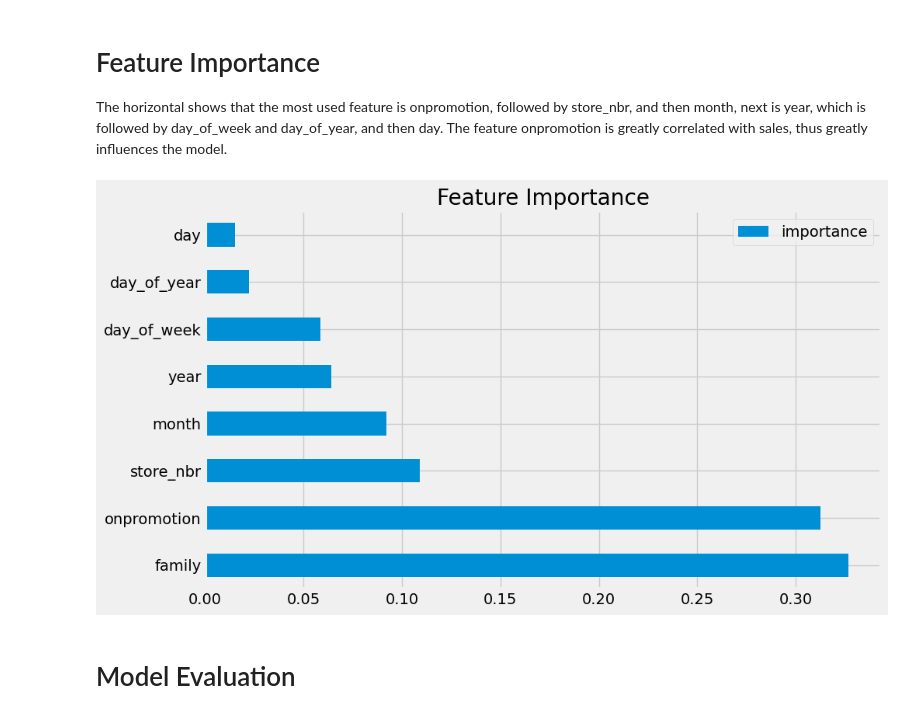
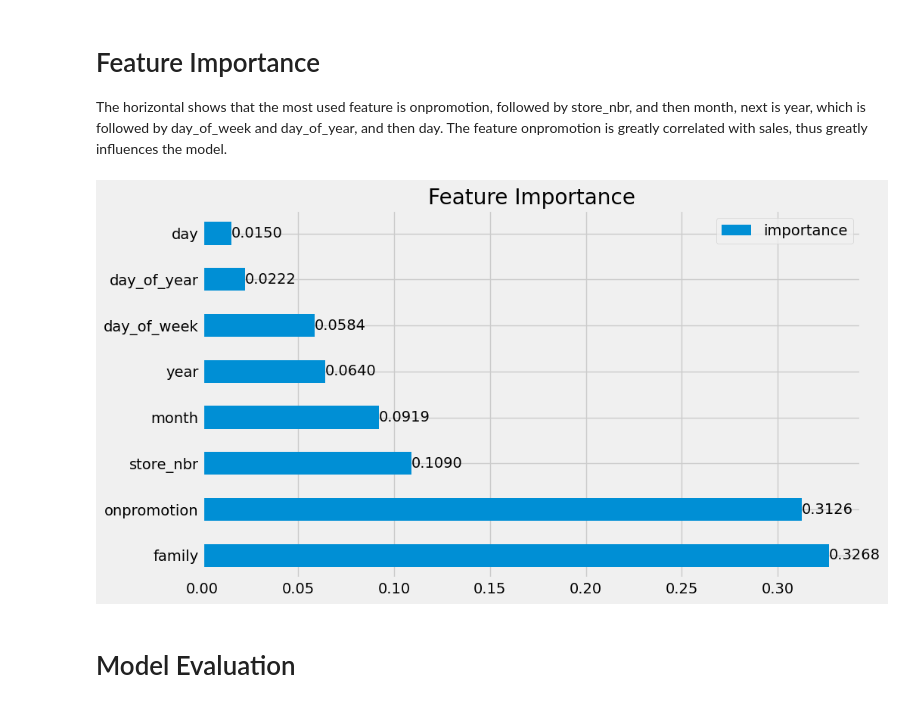
Before and after one commit to allanners/TimeSeriesSalesDataAnalysis, a Jupyter notebook: TimeSeriesAnalysis.ipynb, the cells around one changed output. Drawn from its saved outputs; the diff is of its cells as text; code cells hidden in the pictures.

Commit message:
Added labels for the feature importance plot.

```diff
--- a/TimeSeriesAnalysis.ipynb
+++ b/TimeSeriesAnalysis.ipynb
@@ -186,11 +186,21 @@ XGBRegressor(base_score=None, booster=None, callbacks=None,
 # Feature Importance
 The horizontal shows that the most used feature is onpromotion, followed by store_nbr, and then month, next is year, which is followed by day_of_week and day_of_year, and then day. The feature onpromotion is greatly correlated with sales, thus greatly influences the model.
 # %%
+# Create the DataFrame for feature importance
 f1 = pd.DataFrame(data=xgb_model.feature_importances_,
-             index=xgb_model.feature_names_in_,
-             columns=['importance']).sort_values(by='importance', ascending=False).plot(kind='barh', title='Feature Importance', figsize=(10, 6))
+                  index=xgb_model.feature_names_in_,
+                  columns=['importance']).sort_values(by='importance', ascending=False)
+
+# Plot the feature importance
+ax = f1.plot(kind='barh', title='Feature Importance', figsize=(10, 6))
+
+# Add the importance values next to the bars
+for index, value in enumerate(f1['importance']):
+    ax.text(value, index, f'{value:.4f}', va='center')
+
+plt.show()
 # %% [output]
-[figure, old version]
+[figure, new version]
 # %% [markdown]
 # Model Evaluation
 # %%
```
Also changed, not shown: parts of 1 cell of this notebook.
